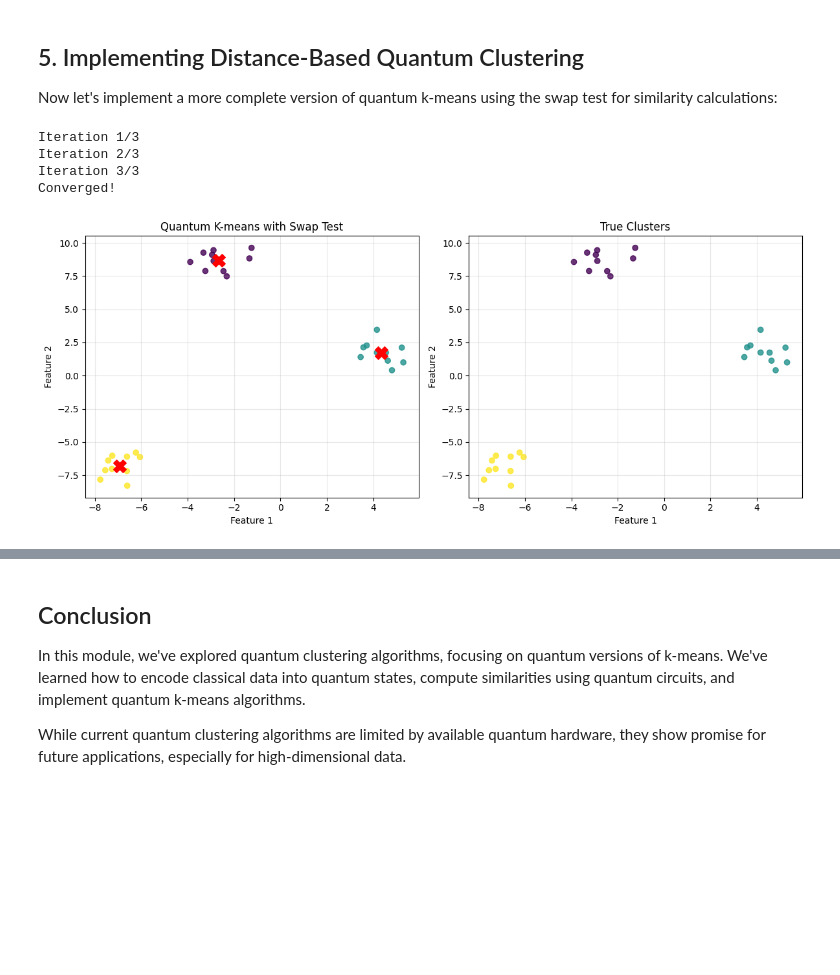
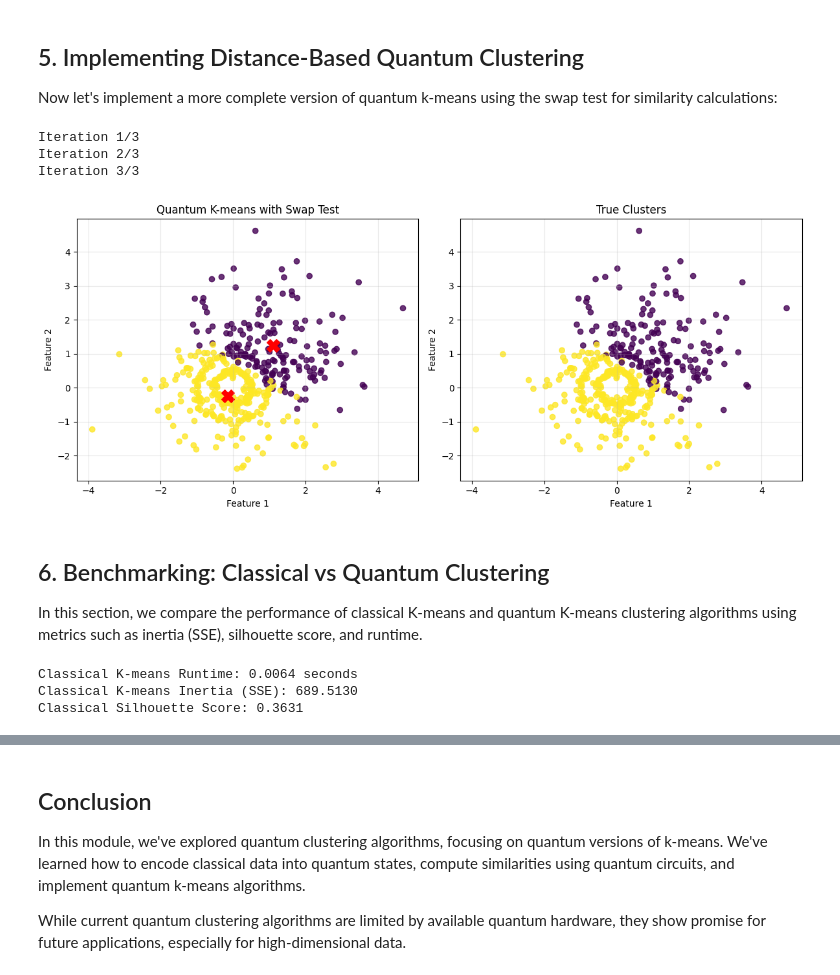
Before and after one commit to YoushaExT/quantum-clustering, a Jupyter notebook: quantum_clustering.ipynb, the cells around one changed output, grey strips where cells are left out. Cells and saved outputs as stored; diff of their text form; code cells hidden in the pictures; blank space fills up the shorter version.

```diff
--- a/quantum_clustering.ipynb
+++ b/quantum_clustering.ipynb
@@ -303,21 +345,11 @@ def quantum_kmeans(X, n_clusters, max_iter=10):
 
     return labels, centroids
 
-# Generate synthetic data
-n_samples = 1000  # Using fewer samples for faster execution
-n_features = 2
-n_clusters = 3
-random_state = 42
-
-X, true_labels = make_blobs(n_samples=n_samples, n_features=n_features,
-                           centers=n_clusters, cluster_std=0.8,
-                           random_state=random_state)
-
 # Scale data to appropriate range for angle encoding
 X_scaled = X / np.max(np.abs(X)) * np.pi
 
 # Apply quantum k-means
-q_labels, q_centroids = quantum_kmeans(X_scaled, n_clusters, max_iter=5)
+q_labels, q_centroids = quantum_kmeans(X_scaled, 2, max_iter=10)
 
 # Visualize results
 plt.figure(figsize=(12, 5))
@@ -335,7 +367,7 @@ plt.grid(True, alpha=0.3)
 
 # Plot true labels for comparison
 plt.subplot(1, 2, 2)
-plt.scatter(X[:, 0], X[:, 1], c=true_labels, cmap='viridis', alpha=0.8)
+plt.scatter(X[:, 0], X[:, 1], c=q_labels, cmap='viridis', alpha=0.8)
 plt.title('True Clusters')
 plt.xlabel('Feature 1')
 plt.ylabel('Feature 2')
@@ -496,49 +561,42 @@ def quantum_kmeans_with_swap_test(X, n_clusters, max_iter=10, shots=1024):
 
     return labels, centroids
 
-# We'll use a smaller dataset for faster execution
-n_samples = 30
-n_features = 2
-n_clusters = 3
-random_state = 42
-
-X, true_labels = make_blobs(n_samples=n_samples, n_features=n_features,
-                           centers=n_clusters, cluster_std=0.8,
-                           random_state=random_state)
-
 # Scale data to appropriate range for angle encoding
 X_scaled = X / np.max(np.abs(X)) * np.pi
 
 # Apply quantum k-means with swap test
-q_labels, q_centroids = quantum_kmeans_with_swap_test(X_scaled, n_clusters, max_iter=3, shots=512)
+q_labels, q_centroids = quantum_kmeans_with_swap_test(X_scaled, 2, max_iter=3, shots=512)
 
 # Visualize results
 plt.figure(figsize=(12, 5))
 
 # Plot quantum k-means results
 plt.subplot(1, 2, 1)
 plt.scatter(X[:, 0], X[:, 1], c=q_labels, cmap='viridis', alpha=0.8)
 plt.scatter(q_centroids[:, 0] * np.max(np.abs(X)) / np.pi,
             q_centroids[:, 1] * np.max(np.abs(X)) / np.pi,
             c='red', marker='X', s=200)
 plt.title('Quantum K-means with Swap Test')
 plt.xlabel('Feature 1')
 plt.ylabel('Feature 2')
 plt.grid(True, alpha=0.3)
 
 # Plot true labels for comparison
 plt.subplot(1, 2, 2)
-plt.scatter(X[:, 0], X[:, 1], c=true_labels, cmap='viridis', alpha=0.8)
+plt.scatter(X[:, 0], X[:, 1], c=q_labels, cmap='viridis', alpha=0.8)
 plt.title('True Clusters')
 plt.xlabel('Feature 1')
 plt.ylabel('Feature 2')
 plt.grid(True, alpha=0.3)
 
 plt.tight_layout()
 plt.show()
 # %% [output]
 Iteration 1/3
 Iteration 2/3
 Iteration 3/3
-Converged!
-[figure, old version]
+[figure, new version]
+# %% [markdown]
+## 6. Benchmarking: Classical vs Quantum Clustering
+
+In this section, we compare the performance of classical K-means and quantum K-means clustering algorithms using metrics such as inertia (SSE), silhouette score, and runtime.
@@ -544,0 +609,16 @@ Converged!
+# %%
+# Classical K-means Benchmark
+start_time = time.time()
+kmeans = KMeans(n_clusters=2, random_state=42)
+classical_labels = kmeans.fit_predict(X)
+classical_runtime = time.time() - start_time
+classical_inertia = kmeans.inertia_
+classical_silhouette = silhouette_score(X, classical_labels)
+
+print(f"Classical K-means Runtime: {classical_runtime:.4f} seconds")
+print(f"Classical K-means Inertia (SSE): {classical_inertia:.4f}")
+print(f"Classical Silhouette Score: {classical_silhouette:.4f}")
+# %% [output]
+Classical K-means Runtime: 0.0064 seconds
+Classical K-means Inertia (SSE): 689.5130
+Classical Silhouette Score: 0.3631
```
Also changed, not shown: parts of 35 cells of this notebook, 1 other file.
